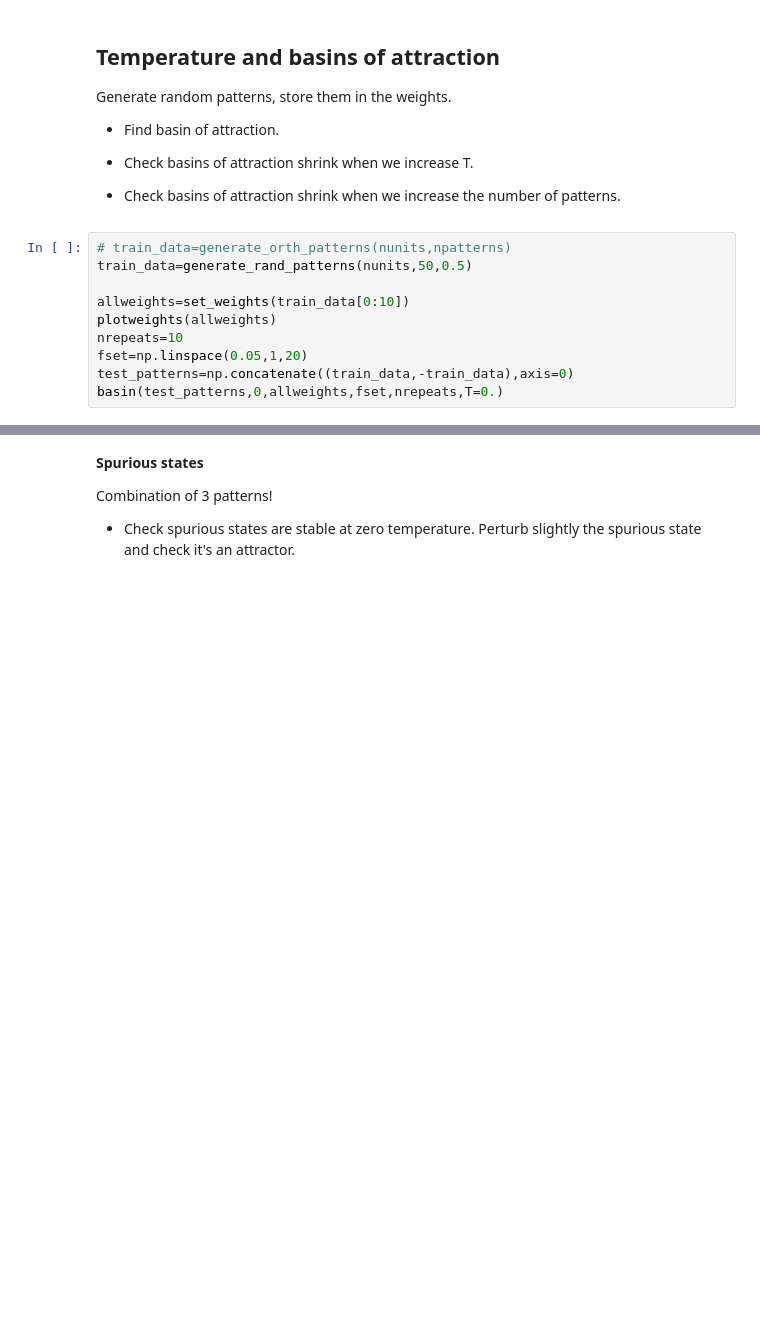
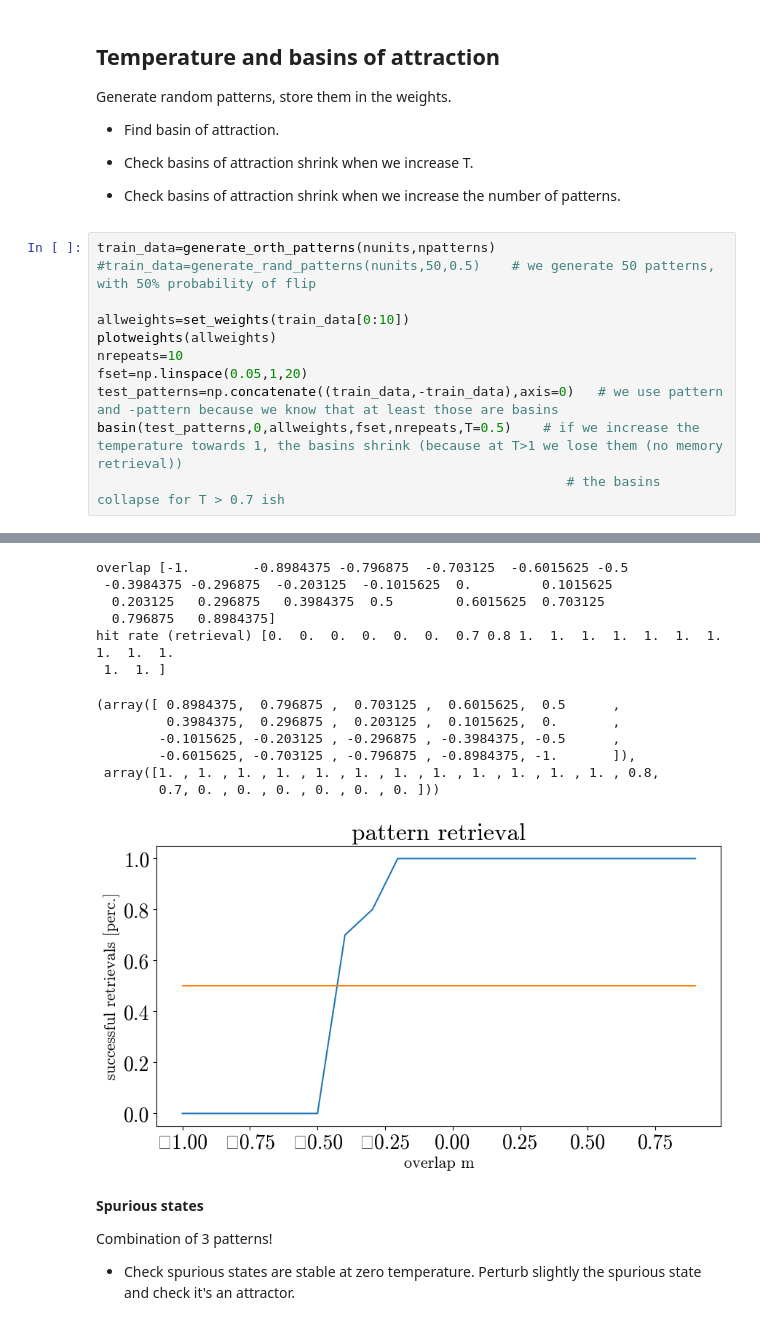
Before and after one commit to pietromalagoli/Physics-of-Living-Systems, a Jupyter notebook: neuro/Hopfield_class0.ipynb, the cells around one changed output, grey strips where cells are left out. Drawn from its saved outputs; the diff is of its cells as text; blank space fills up the shorter version.

```diff
--- a/neuro/Hopfield_class0.ipynb
+++ b/neuro/Hopfield_class0.ipynb
@@ -395,12 +406,14 @@ Generate random patterns, store them in the weights.
 
 - Check basins of attraction shrink when we increase the number of patterns.
 # %%
-# train_data=generate_orth_patterns(nunits,npatterns)
-train_data=generate_rand_patterns(nunits,50,0.5)
+train_data=generate_orth_patterns(nunits,npatterns)
+#train_data=generate_rand_patterns(nunits,50,0.5)    # we generate 50 patterns, with 50% probability of flip
 
 allweights=set_weights(train_data[0:10])
 plotweights(allweights)
 nrepeats=10
 fset=np.linspace(0.05,1,20)
-test_patterns=np.concatenate((train_data,-train_data),axis=0)
-basin(test_patterns,0,allweights,fset,nrepeats,T=0.)
+test_patterns=np.concatenate((train_data,-train_data),axis=0)   # we use pattern and -pattern because we know that at least those are basins
+basin(test_patterns,0,allweights,fset,nrepeats,T=0.5)    # if we increase the temperature towards 1, the basins shrink (because at T>1 we lose them (no memory retrieval))
+                                                            # the basins collapse for T > 0.7 ish
+# %% [output]
@@ -407,3 +421,16 @@ basin(test_patterns,0,allweights,fset,nrepeats,T=0.)
+overlap [-1.        -0.8984375 -0.796875  -0.703125  -0.6015625 -0.5
+ -0.3984375 -0.296875  -0.203125  -0.1015625  0.         0.1015625
+  0.203125   0.296875   0.3984375  0.5        0.6015625  0.703125
+  0.796875   0.8984375]
+hit rate (retrieval) [0.  0.  0.  0.  0.  0.  0.7 0.8 1.  1.  1.  1.  1.  1.  1.  1.  1.  1.
+ 1.  1. ]
+(array([ 0.8984375,  0.796875 ,  0.703125 ,  0.6015625,  0.5      ,
+         0.3984375,  0.296875 ,  0.203125 ,  0.1015625,  0.       ,
+        -0.1015625, -0.203125 , -0.296875 , -0.3984375, -0.5      ,
+        -0.6015625, -0.703125 , -0.796875 , -0.8984375, -1.       ]),
+ array([1. , 1. , 1. , 1. , 1. , 1. , 1. , 1. , 1. , 1. , 1. , 1. , 0.8,
+        0.7, 0. , 0. , 0. , 0. , 0. , 0. ]))
+[figure, added]
 # %% [markdown]
 **Spurious states**
 
```
Also changed, not shown: parts of 13 cells of this notebook, 5 other files.
